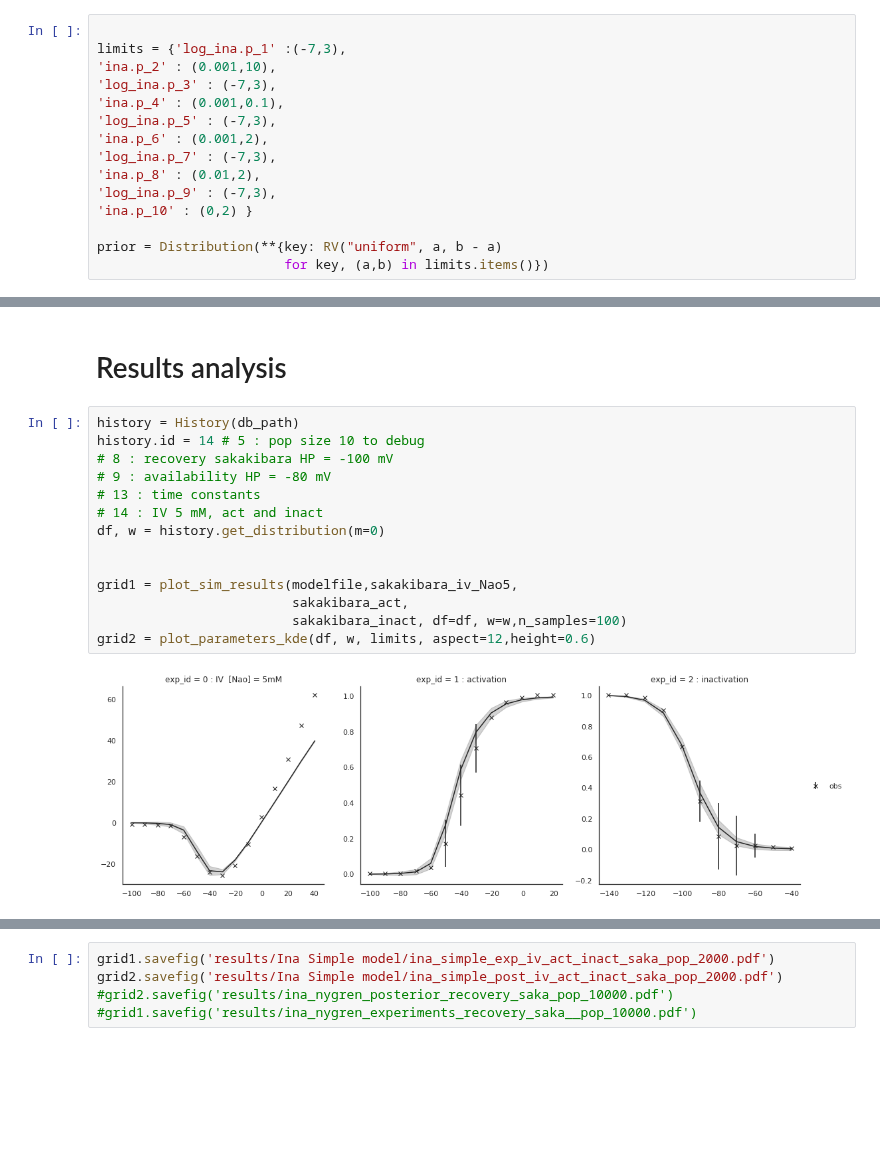
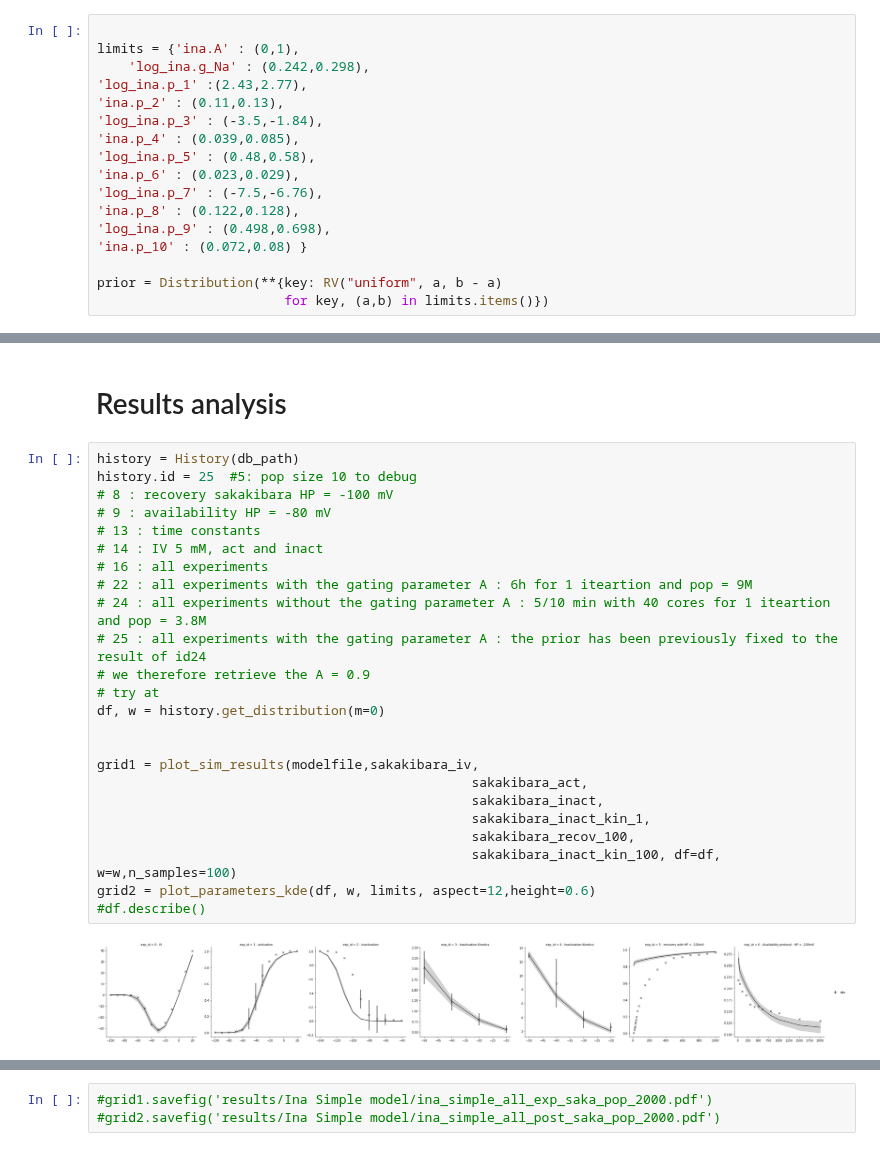
Before and after one commit to charleshouston/ion-channel-ABC, a Jupyter notebook: docs/examples/Nygren/Simple_ina_testing.ipynb, the cells around one changed output, grey strips where cells are left out. Drawn from its saved outputs; the diff is of its cells as text; blank space fills up the shorter version.

```diff
--- a/docs/examples/Nygren/Simple_ina_testing.ipynb
+++ b/docs/examples/Nygren/Simple_ina_testing.ipynb
@@ -52,15 +78,17 @@ print(summary_statistics(model({})))
 # %%
 
-limits = {'log_ina.p_1' :(-7,3),
-'ina.p_2' : (0.001,10),
-'log_ina.p_3' : (-7,3),
-'ina.p_4' : (0.001,0.1),
-'log_ina.p_5' : (-7,3),
-'ina.p_6' : (0.001,2),
-'log_ina.p_7' : (-7,3),
-'ina.p_8' : (0.01,2),
-'log_ina.p_9' : (-7,3),
-'ina.p_10' : (0,2) }
+limits = {'ina.A' : (0,1),
+    'log_ina.g_Na' : (0.242,0.298),
+'log_ina.p_1' :(2.43,2.77),
+'ina.p_2' : (0.11,0.13),
+'log_ina.p_3' : (-3.5,-1.84),
+'ina.p_4' : (0.039,0.085),
+'log_ina.p_5' : (0.48,0.58),
+'ina.p_6' : (0.023,0.029),
+'log_ina.p_7' : (-7.5,-6.76),
+'ina.p_8' : (0.122,0.128),
+'log_ina.p_9' : (0.498,0.698),
+'ina.p_10' : (0.072,0.08) }
 
 prior = Distribution(**{key: RV("uniform", a, b - a)
                         for key, (a,b) in limits.items()})
@@ -130,17 +158,27 @@ INFO:History:Done <ABCSMC(id=14, start_time=2019-08-22 15:16:40.656552, end_time
 # Results analysis
 # %%
 history = History(db_path)
-history.id = 14 # 5 : pop size 10 to debug
+history.id = 25  #5: pop size 10 to debug
 # 8 : recovery sakakibara HP = -100 mV
 # 9 : availability HP = -80 mV
 # 13 : time constants
 # 14 : IV 5 mM, act and inact
+# 16 : all experiments
+# 22 : all experiments with the gating parameter A : 6h for 1 iteartion and pop = 9M
+# 24 : all experiments without the gating parameter A : 5/10 min with 40 cores for 1 iteartion and pop = 3.8M
+# 25 : all experiments with the gating parameter A : the prior has been previously fixed to the result of id24
+# we therefore retrieve the A = 0.9
+# try at
 df, w = history.get_distribution(m=0)
 
 
-grid1 = plot_sim_results(modelfile,sakakibara_iv_Nao5,
-                         sakakibara_act,
-                         sakakibara_inact, df=df, w=w,n_samples=100)
+grid1 = plot_sim_results(modelfile,sakakibara_iv,
+                                                sakakibara_act,
+                                                sakakibara_inact,
+                                                sakakibara_inact_kin_1,
+                                                sakakibara_recov_100,
+                                                sakakibara_inact_kin_100, df=df, w=w,n_samples=100)
 grid2 = plot_parameters_kde(df, w, limits, aspect=12,height=0.6)
+#df.describe()
 # %% [output]
-[figure, old version]
+[figure, new version]
@@ -148,5 +186,3 @@ grid2 = plot_parameters_kde(df, w, limits, aspect=12,height=0.6)
 # %%
-grid1.savefig('results/Ina Simple model/ina_simple_exp_iv_act_inact_saka_pop_2000.pdf')
-grid2.savefig('results/Ina Simple model/ina_simple_post_iv_act_inact_saka_pop_2000.pdf')
-#grid2.savefig('results/ina_nygren_posterior_recovery_saka_pop_10000.pdf')
-#grid1.savefig('results/ina_nygren_experiments_recovery_saka__pop_10000.pdf')
+#grid1.savefig('results/Ina Simple model/ina_simple_all_exp_saka_pop_2000.pdf')
+#grid2.savefig('results/Ina Simple model/ina_simple_all_post_saka_pop_2000.pdf')
```
Also changed, not shown: parts of 10 cells of this notebook, 16 other files.
